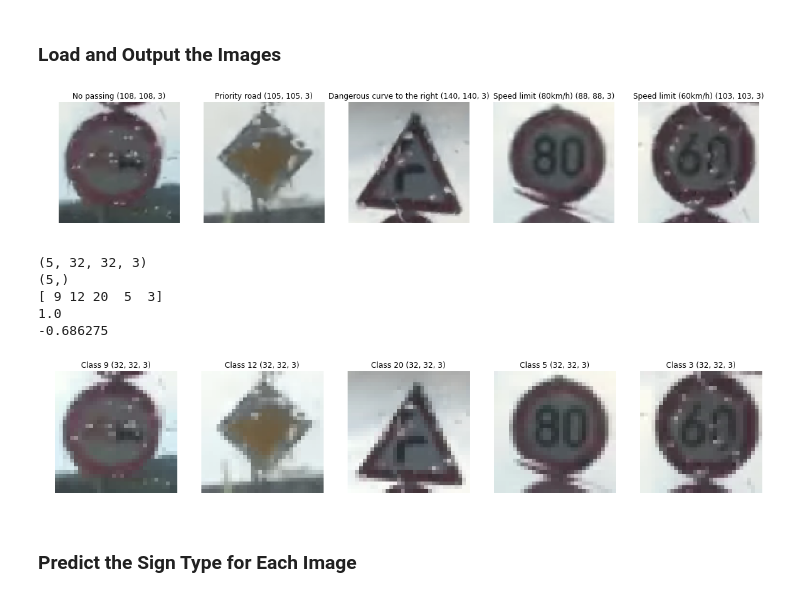
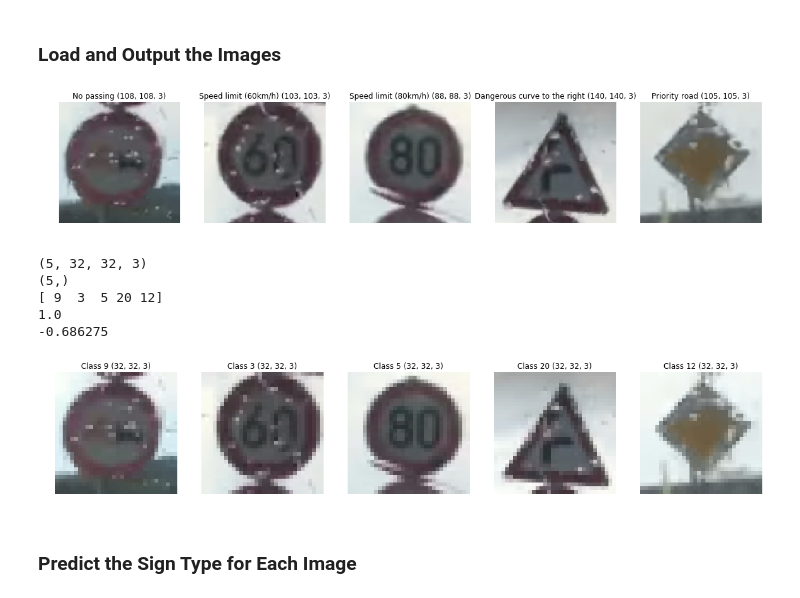
Before and after one commit to musa-atlihan/CarND-German-Traffic-Sign-Classifier-Project, a Jupyter notebook: Traffic_Sign_Classifier.ipynb, the cells around one changed output. Drawn from its saved outputs; the diff is of its cells as text; code cells hidden in the pictures.

Commit message:
update report for larger images

```diff
--- a/Traffic_Sign_Classifier.ipynb
+++ b/Traffic_Sign_Classifier.ipynb
@@ -601,27 +601,27 @@ import pickle
 # %%
 ### Load the images and plot them here.
 ### Feel free to use as many code cells as needed.
 names = {}
 with open('./signnames.csv') as f:
     reader = csv.reader(f)
     next(reader)
     for row in reader:
         names[int(row[0])] = row[1]
 img_paths = glob.glob('./collected-data/*.png')
 test_imgs = []
 plt.figure(figsize=(20,30))
-labels = [9, 12, 20, 5, 3]
+labels = [9, 3, 5, 20, 12]
 for i, path in enumerate(img_paths):
     img = mpimg.imread(path)[:,:,0:3]
     test_imgs.append(img)
     plt.subplot(1,len(img_paths),i+1)
     plt.imshow(img)
     plt.title(names[labels[i]] + ' ' + str(img.shape))
     plt.axis('off')
 plt.show()
 plt.close()
 # %% [output]
-[figure, old version]
+[figure, new version]
 # %%
 # resize and normalize
 pixel_depth = 255.0
@@ -654,10 +654,10 @@ plt.close()
 # %% [output]
 (5, 32, 32, 3)
 (5,)
-[ 9 12 20  5  3]
+[ 9  3  5 20 12]
 1.0
 -0.686275
-[figure, old version]
+[figure, new version]
 # %% [markdown]
 ### Predict the Sign Type for Each Image
 # %%
```
Also changed, not shown: parts of 1 cell of this notebook, 1 other file.
